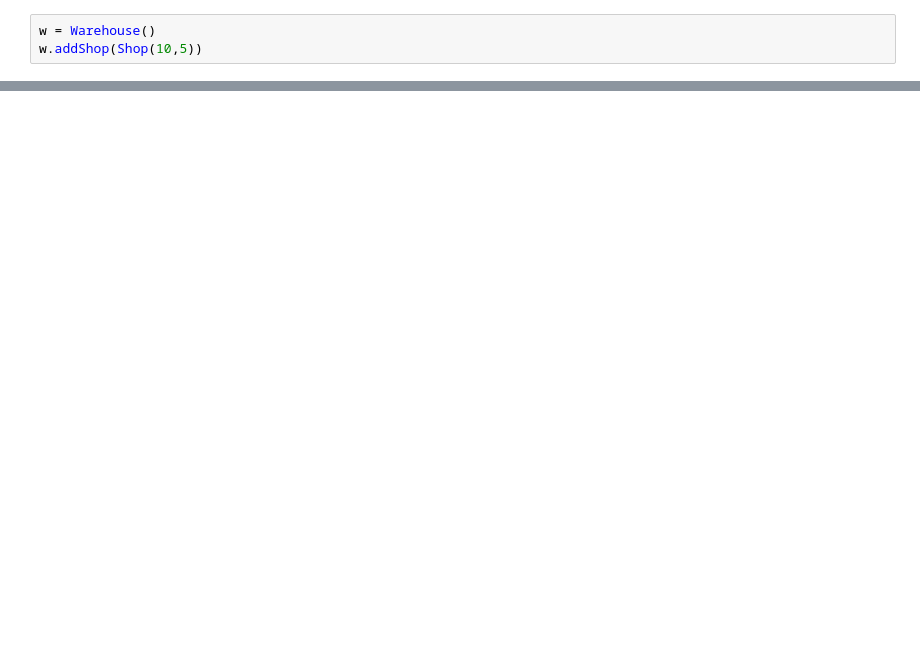
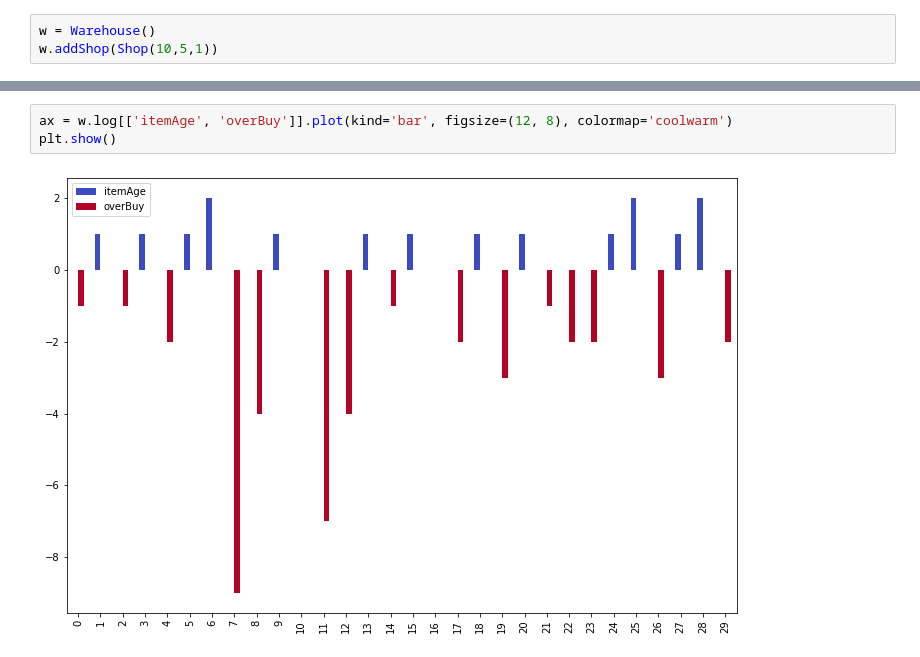
Before and after one commit to Raldoso/Warehouse_RL_Project, a Jupyter notebook: main.ipynb, the cells around one changed output, grey strips where cells are left out. Cells and saved outputs as stored; diff of their text form; blank space fills up the shorter version.

```diff
--- a/main.ipynb
+++ b/main.ipynb
@@ -54,4 +76,4 @@ class Shop():
 # %%
 w = Warehouse()
-w.addShop(Shop(10,5))
+w.addShop(Shop(10,5,1))
 # %%
@@ -70,0 +133,5 @@ for _ in range(10):
+# %%
+ax = w.log[['itemAge', 'overBuy']].plot(kind='bar', figsize=(12, 8), colormap='coolwarm')
+plt.show()
+# %% [output]
+[figure, added]
```
Also changed, not shown: parts of 6 cells of this notebook.
